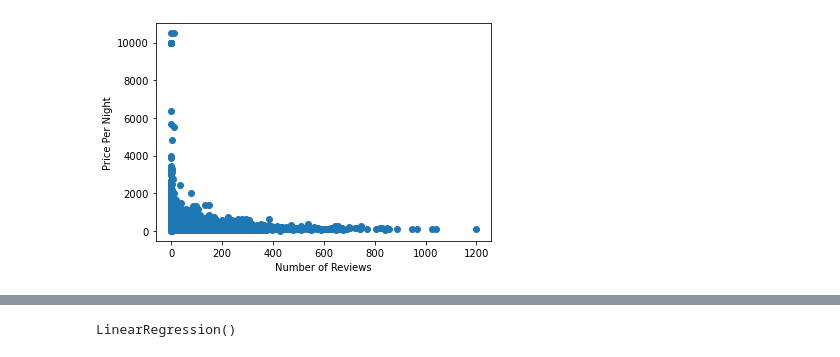
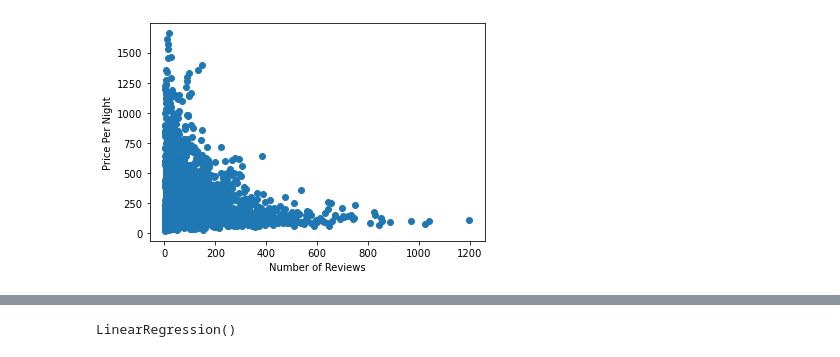
Before and after one commit to jwcomp4/air_b_b_rental, a Jupyter notebook: Deliverable1_MachineLearningMockup.ipynb, the cells around one changed output, grey strips where cells are left out. Cells and saved outputs as stored; diff of their text form; code cells hidden in the pictures.

```diff
--- a/Deliverable1_MachineLearningMockup.ipynb
+++ b/Deliverable1_MachineLearningMockup.ipynb
@@ -27,0 +190,4 @@ df.head()
+# %%
+# Drop unnecessary columns
+df = df.drop(columns=['host_id','latitude','longitude'])
+df.head()
@@ -27,0 +202,4 @@ df.head()
+# %%
+# Drop the unnecessary text fields (unsupervised learning only deals with numerical data)
+df = df.drop(['name', 'host_name'], axis=1)
+df.head()
@@ -27,0 +288,4 @@ df.head()
+# %%
+# Drop outliers (price > $2k)
+df = df.drop(df[(df['sep_price'] > 2000)].index)
+df.head()
@@ -27,0 +300,4 @@ df.head()
+# %%
+# Drop index
+df.reset_index(inplace=True, drop=True)
+df.head()
@@ -49,9 +315,9 @@ Name: neighbourhood, dtype: int64
 # %%
 # Visualize Number of Reviews vs Price
-plt.scatter(df.number_of_reviews, df.price)
+plt.scatter(df.sep_number_of_reviews, df.sep_price)
 plt.xlabel('Number of Reviews')
 plt.ylabel('Price Per Night')
 plt.show()
 # %% [output]
-[figure, old version]
+[figure, new version]
 # %%
```
Also changed, not shown: parts of 40 cells of this notebook, 1 other file.
